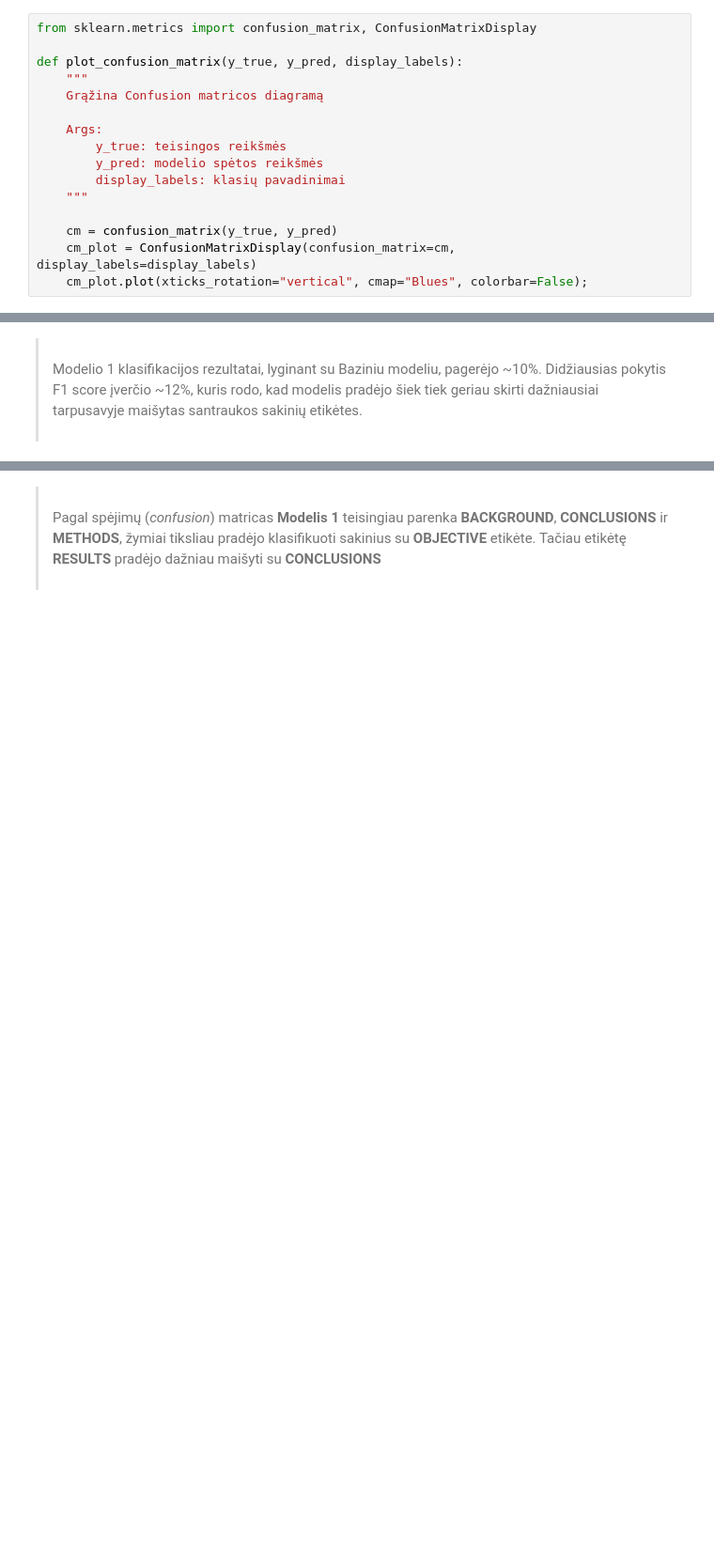
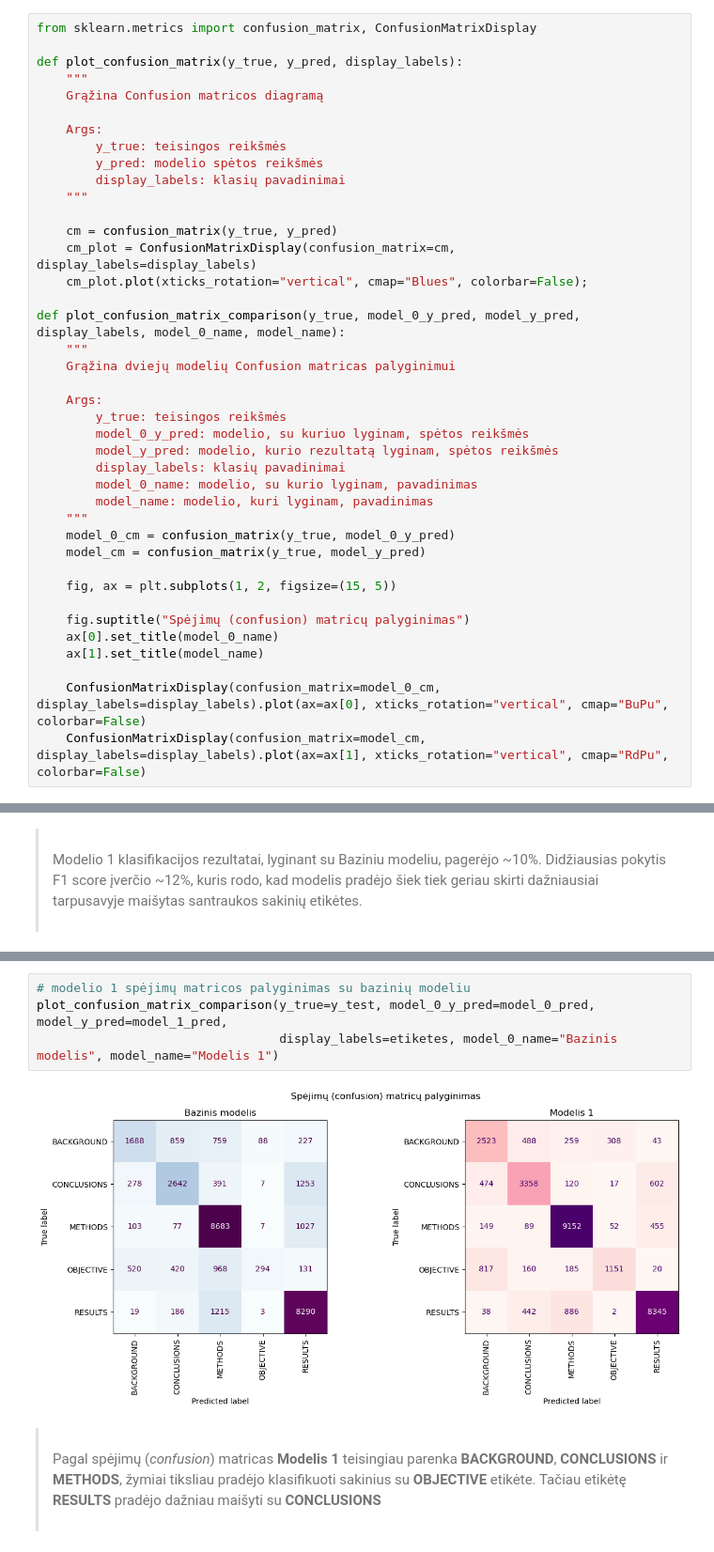
Before and after one commit to gisora/ptu8-final-project, a Jupyter notebook: nuosekliu_sakiniu_klasifikavimas.ipynb, the cells around one changed output, grey strips where cells are left out. Shown at 94% size. Saved outputs shown, nothing was run; the diff lists cells and outputs as text; blank space fills up the shorter version.

Commit message:
pridėta confusion matricų palyginimo funkcija

```diff
--- a/nuosekliu_sakiniu_klasifikavimas.ipynb
+++ b/nuosekliu_sakiniu_klasifikavimas.ipynb
@@ -429,6 +429,30 @@ def plot_confusion_matrix(y_true, y_pred, display_labels):
     cm = confusion_matrix(y_true, y_pred)
     cm_plot = ConfusionMatrixDisplay(confusion_matrix=cm, display_labels=display_labels)
     cm_plot.plot(xticks_rotation="vertical", cmap="Blues", colorbar=False);
+
+def plot_confusion_matrix_comparison(y_true, model_0_y_pred, model_y_pred, display_labels, model_0_name, model_name):
+    """
+    Grąžina dviejų modelių Confusion matricas palyginimui
+
+    Args:
+        y_true: teisingos reikšmės
+        model_0_y_pred: modelio, su kuriuo lyginam, spėtos reikšmės
+        model_y_pred: modelio, kurio rezultatą lyginam, spėtos reikšmės
+        display_labels: klasių pavadinimai
+        model_0_name: modelio, su kurio lyginam, pavadinimas
+        model_name: modelio, kuri lyginam, pavadinimas
+    """
+    model_0_cm = confusion_matrix(y_true, model_0_y_pred)
+    model_cm = confusion_matrix(y_true, model_y_pred)
+
+    fig, ax = plt.subplots(1, 2, figsize=(15, 5))
+
+    fig.suptitle("Spėjimų (confusion) matricų palyginimas")
+    ax[0].set_title(model_0_name)
+    ax[1].set_title(model_name)
+
+    ConfusionMatrixDisplay(confusion_matrix=model_0_cm, display_labels=display_labels).plot(ax=ax[0], xticks_rotation="vertical", cmap="BuPu", colorbar=False)
+    ConfusionMatrixDisplay(confusion_matrix=model_cm, display_labels=display_labels).plot(ax=ax[1], xticks_rotation="vertical", cmap="RdPu", colorbar=False)
 # %%
 plot_confusion_matrix(y_test, model_0_pred, etiketes)
 # %% [output]
@@ -829,3 +843,9 @@ plot_confusion_matrix(y_true=y_test, y_pred=model_0_pred, display_labels=etikete
+# %%
+# modelio 1 spėjimų matricos palyginimas su bazinių modeliu
+plot_confusion_matrix_comparison(y_true=y_test, model_0_y_pred=model_0_pred, model_y_pred=model_1_pred,
+                                 display_labels=etiketes, model_0_name="Bazinis modelis", model_name="Modelis 1")
+# %% [output]
+[figure, added]
 # %% [markdown]
 ><br>
 >Pagal spėjimų (<i>confusion</i>) matricas <b>Modelis 1</b> teisingiau parenka <b>BACKGROUND</b>, <b>CONCLUSIONS</b> ir <b>METHODS</b>, žymiai tiksliau pradėjo klasifikuoti sakinius su <b>OBJECTIVE</b> etikėte. Tačiau etikėtę <b>RESULTS</b> pradėjo dažniau maišyti su <b>CONCLUSIONS</b><br>
```
Also changed, not shown: parts of 29 cells of this notebook, 3 other files.
